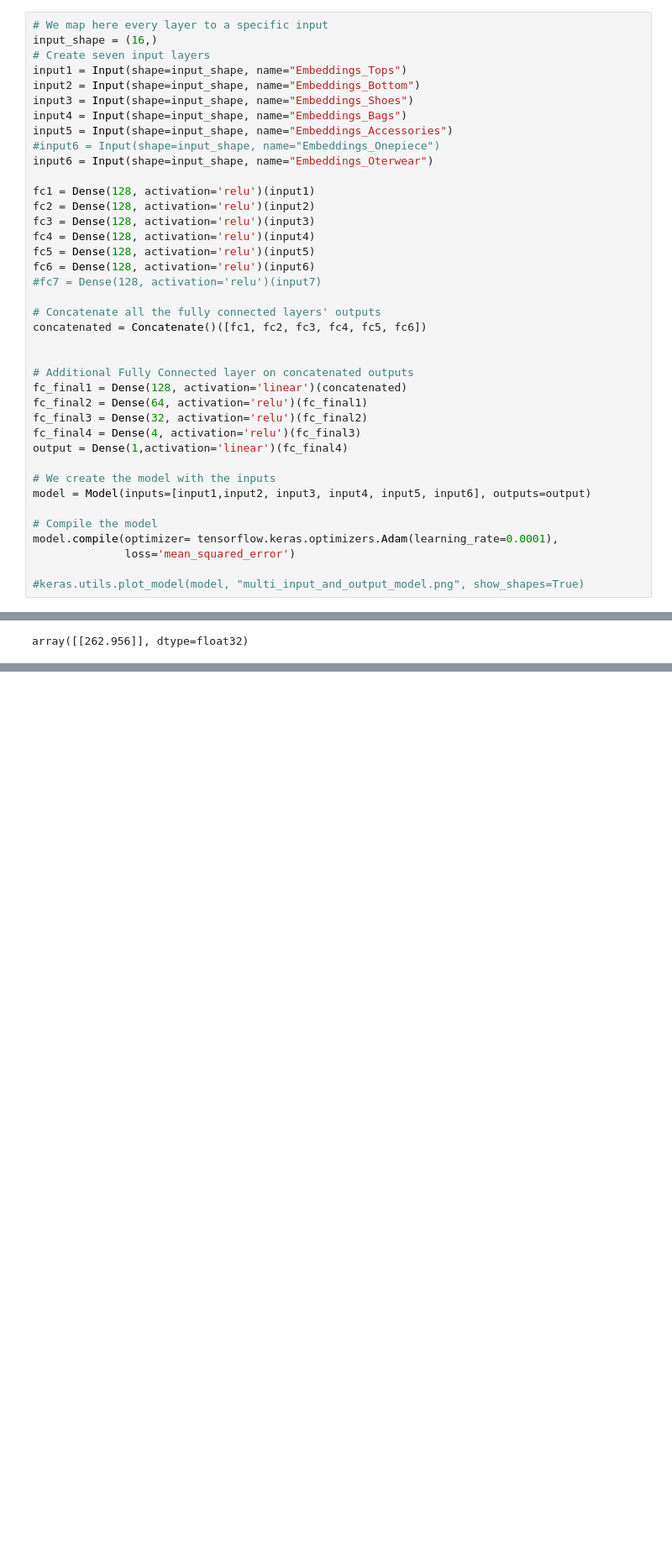
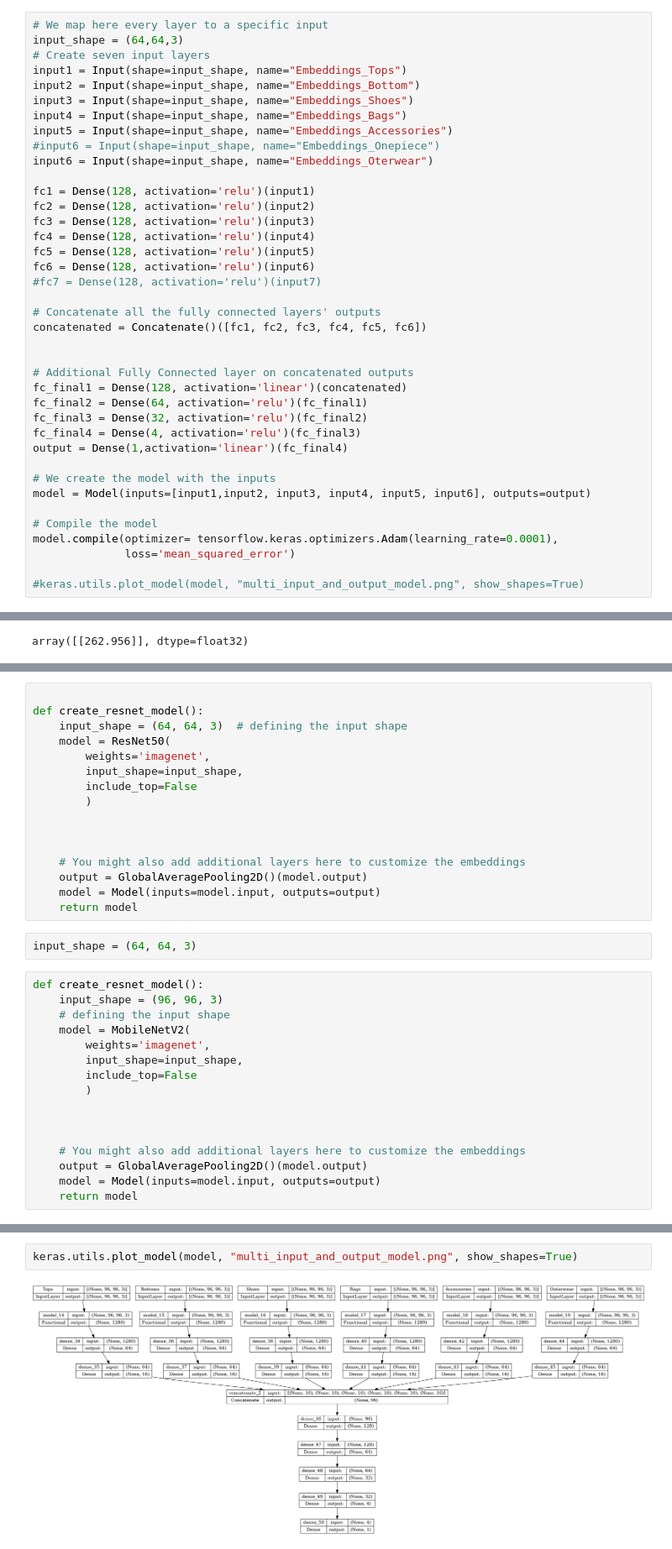
Before and after one commit to thanbskt/Recommendation_tool, a Jupyter notebook: prediction_model.ipynb, the cells around one changed output, grey strips where cells are left out. Shown: that part at 84% size. Saved outputs shown, nothing was run; the diff lists cells and outputs as text; blank space fills up the shorter version.

Commit message:
updating predictive model with pretrained

```diff
--- a/prediction_model.ipynb
+++ b/prediction_model.ipynb
@@ -336,7 +188,7 @@ y_scaled = scaler.fit_transform(y)
 input_shape = (16,)
 # %%
 # We map here every layer to a specific input
-input_shape = (16,)
+input_shape = (64,64,3)
 # Create seven input layers
 input1 = Input(shape=input_shape, name="Embeddings_Tops")
 input2 = Input(shape=input_shape, name="Embeddings_Bottom")
@@ -443,0 +394,34 @@ array([[262.956]], dtype=float32)
+# %%
+
+def create_resnet_model():
+    input_shape = (64, 64, 3)  # defining the input shape
+    model = ResNet50(
+        weights='imagenet',
+        input_shape=input_shape,
+        include_top=False
+        )
+
+
+
+    # You might also add additional layers here to customize the embeddings
+    output = GlobalAveragePooling2D()(model.output)
+    model = Model(inputs=model.input, outputs=output)
+    return model
+# %%
+input_shape = (64, 64, 3)
+# %%
+def create_resnet_model():
+    input_shape = (96, 96, 3)
+    # defining the input shape
+    model = MobileNetV2(
+        weights='imagenet',
+        input_shape=input_shape,
+        include_top=False
+        )
+
+
+
+    # You might also add additional layers here to customize the embeddings
+    output = GlobalAveragePooling2D()(model.output)
+    model = Model(inputs=model.input, outputs=output)
+    return model
@@ -443,0 +491,4 @@ array([[262.956]], dtype=float32)
+# %%
+keras.utils.plot_model(model, "multi_input_and_output_model.png", show_shapes=True)
+# %% [output]
+[figure, added]
```
Also changed, not shown: parts of 35 cells of this notebook, 6 other files.
